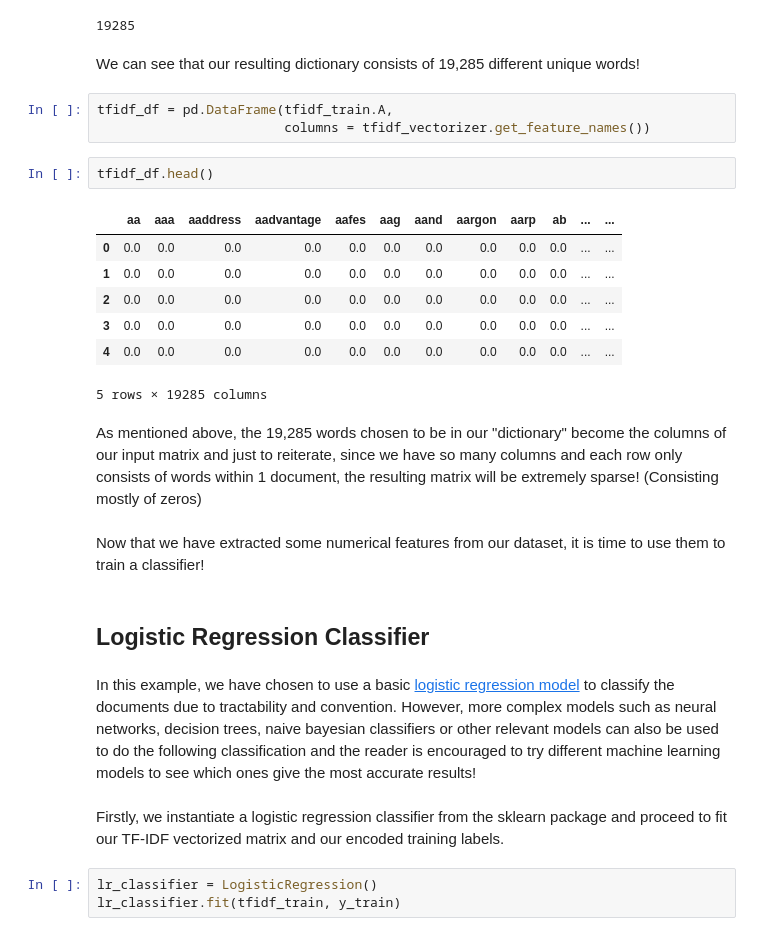
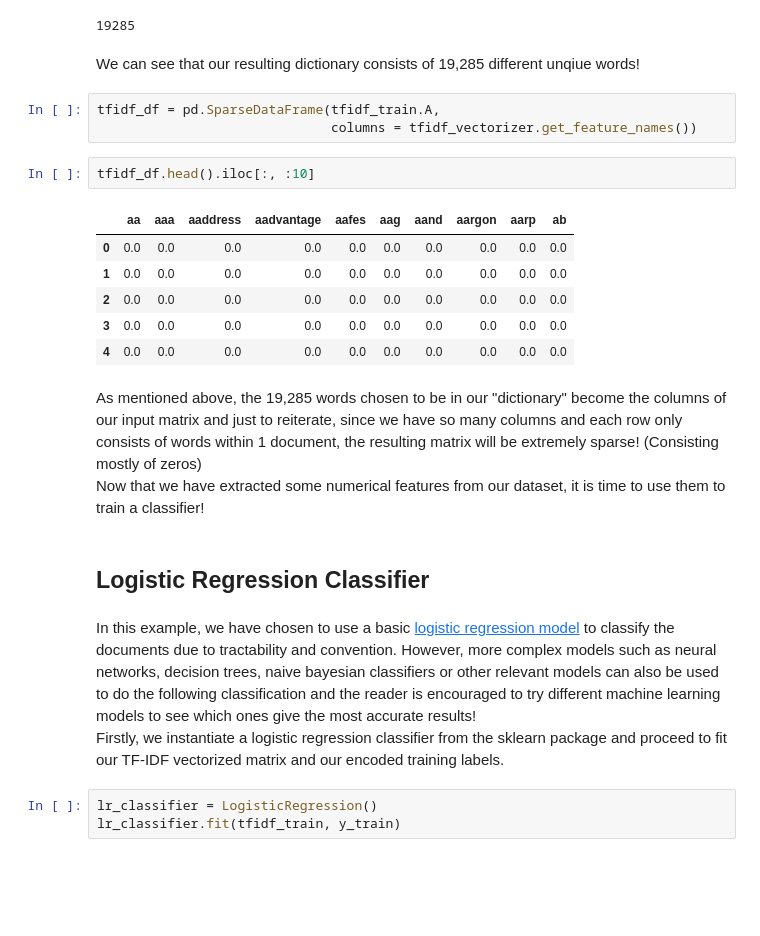
Before and after one commit to jtsw1990/nlp_article, a Jupyter notebook: textClassificationEntry.ipynb, the cells around one changed output. Drawn from its saved outputs; the diff is of its cells as text; blank space fills up the shorter version.

Commit message:
Changed to SparseDataFrame

```diff
--- a/textClassificationEntry.ipynb
+++ b/textClassificationEntry.ipynb
@@ -165,27 +160,26 @@ print(len(tfidf_vectorizer.get_feature_names()))
 # %% [output]
 19285
 # %% [markdown]
-We can see that our resulting dictionary consists of 19,285 different unique words!
+We can see that our resulting dictionary consists of 19,285 different unqiue words!
 # %%
-tfidf_df = pd.DataFrame(tfidf_train.A,
-                        columns = tfidf_vectorizer.get_feature_names())
+tfidf_df = pd.SparseDataFrame(tfidf_train.A,
+                              columns = tfidf_vectorizer.get_feature_names())
 # %%
-tfidf_df.head()
+tfidf_df.head().iloc[:, :10]
 # %% [output]
-|  | aa | aaa | aaddress | aadvantage | aafes | aag | aand | aargon | aarp | ab | ... | ... |
-| 0 | 0.0 | 0.0 | 0.0 | 0.0 | 0.0 | 0.0 | 0.0 | 0.0 | 0.0 | 0.0 | ... | ... |
-| 1 | 0.0 | 0.0 | 0.0 | 0.0 | 0.0 | 0.0 | 0.0 | 0.0 | 0.0 | 0.0 | ... | ... |
-| 2 | 0.0 | 0.0 | 0.0 | 0.0 | 0.0 | 0.0 | 0.0 | 0.0 | 0.0 | 0.0 | ... | ... |
-| 3 | 0.0 | 0.0 | 0.0 | 0.0 | 0.0 | 0.0 | 0.0 | 0.0 | 0.0 | 0.0 | ... | ... |
-| 4 | 0.0 | 0.0 | 0.0 | 0.0 | 0.0 | 0.0 | 0.0 | 0.0 | 0.0 | 0.0 | ... | ... |
+|  | aa | aaa | aaddress | aadvantage | aafes | aag | aand | aargon | aarp | ab |
+| 0 | 0.0 | 0.0 | 0.0 | 0.0 | 0.0 | 0.0 | 0.0 | 0.0 | 0.0 | 0.0 |
+| 1 | 0.0 | 0.0 | 0.0 | 0.0 | 0.0 | 0.0 | 0.0 | 0.0 | 0.0 | 0.0 |
+| 2 | 0.0 | 0.0 | 0.0 | 0.0 | 0.0 | 0.0 | 0.0 | 0.0 | 0.0 | 0.0 |
+| 3 | 0.0 | 0.0 | 0.0 | 0.0 | 0.0 | 0.0 | 0.0 | 0.0 | 0.0 | 0.0 |
+| 4 | 0.0 | 0.0 | 0.0 | 0.0 | 0.0 | 0.0 | 0.0 | 0.0 | 0.0 | 0.0 |
-5 rows × 19285 columns
 # %% [markdown]
-As mentioned above, the 19,285 words chosen to be in our "dictionary" become the columns of our input matrix and just to reiterate, since we have so many columns and each row only consists of words within 1 document, the resulting matrix will be extremely sparse! (Consisting mostly of zeros) <br><br>
+As mentioned above, the 19,285 words chosen to be in our "dictionary" become the columns of our input matrix and just to reiterate, since we have so many columns and each row only consists of words within 1 document, the resulting matrix will be extremely sparse! (Consisting mostly of zeros) <br>
 Now that we have extracted some numerical features from our dataset, it is time to use them to train a classifier!
 # %% [markdown]
 ## Logistic Regression Classifier
 # %% [markdown]
-In this example, we have chosen to use a basic [logistic regression model](http://www.appstate.edu/~whiteheadjc/service/logit/intro.htm) to classify the documents due to tractability and convention. However, more complex models such as neural networks, decision trees, naive bayesian classifiers or other relevant models can also be used to do the following classification and the reader is encouraged to try different machine learning models to see which ones give the most accurate results! <br><br>
+In this example, we have chosen to use a basic [logistic regression model](http://www.appstate.edu/~whiteheadjc/service/logit/intro.htm) to classify the documents due to tractability and convention. However, more complex models such as neural networks, decision trees, naive bayesian classifiers or other relevant models can also be used to do the following classification and the reader is encouraged to try different machine learning models to see which ones give the most accurate results!<br>
 Firstly, we instantiate a logistic regression classifier from the sklearn package and proceed to fit our TF-IDF vectorized matrix and our encoded training labels.
 # %%
 lr_classifier = LogisticRegression()
```
Also changed, not shown: parts of 15 cells of this notebook.
